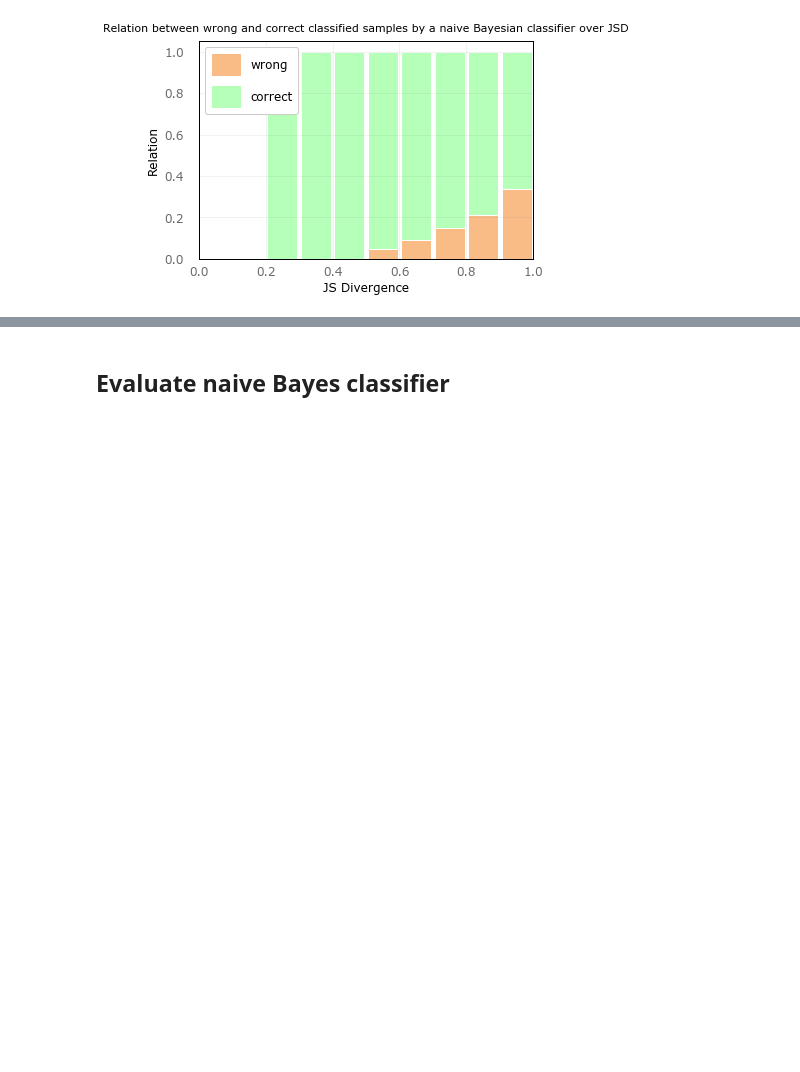
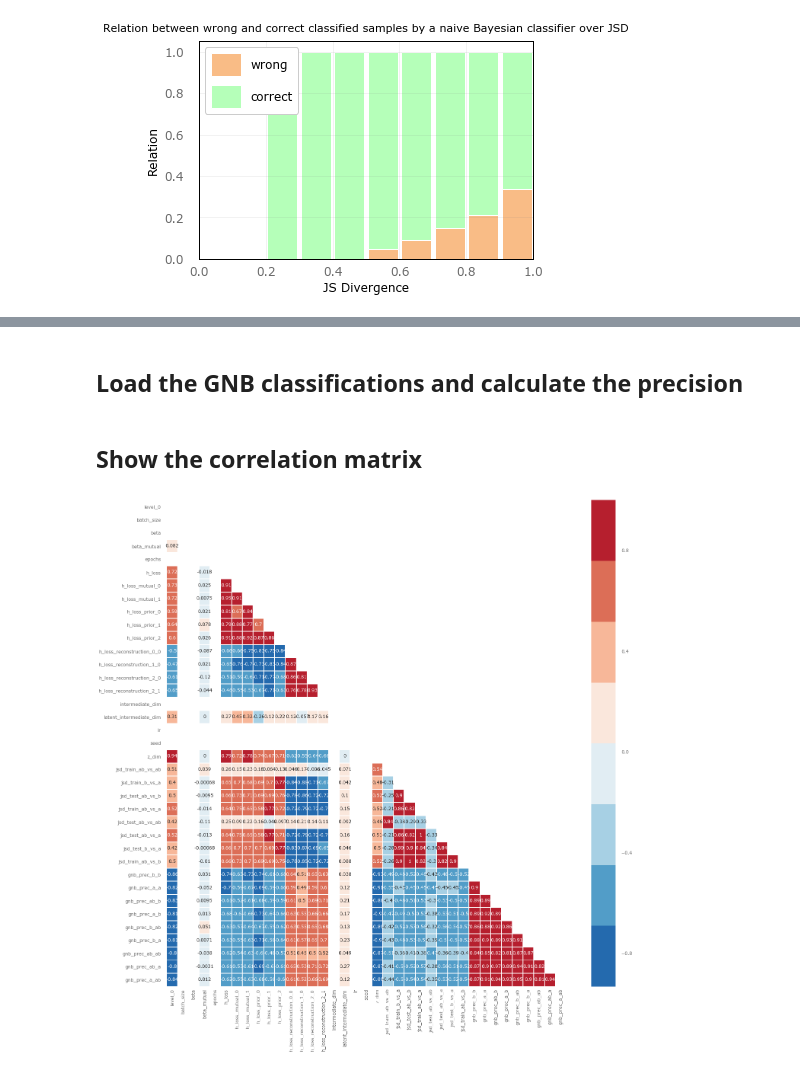
Before and after one commit to tik0/vae_tools, a Jupyter notebook: examples/mmvae_mnist_split/mmvae_mnist_split_eval.ipynb, the cells around one changed output, grey strips where cells are left out. Saved outputs shown, nothing was run; the diff lists cells and outputs as text; code cells hidden in the pictures; blank space fills up the shorter version.

Commit message:
Add GNB evaluation to the correlation matrix
Signed-off-by: Timo Korthals <tkorthals@cit-ec.uni-bielefeld.de>

```diff
--- a/examples/mmvae_mnist_split/mmvae_mnist_split_eval.ipynb
+++ b/examples/mmvae_mnist_split/mmvae_mnist_split_eval.ipynb
@@ -325,2 +312,0 @@ astetik.corr(_df, color_grades=5, style='astetik', annot=True)
-# %% [markdown]
-## Evaluate naive Bayes classifier
@@ -328,0 +313,34 @@ astetik.corr(_df, color_grades=5, style='astetik', annot=True)
+# %% [markdown]
+## Load the GNB classifications and calculate the precision
+# %%
+#_df = df
+
+gnb = None
+prefix = 'gnb_prec_'
+denom = len(y_test)
+for idx in df['index']:
+    loc = dump_loc + 'bayes_classifier_' + str(idx) + '.p'
+    data = pickle.load( open( loc, "rb" ) )
+    if gnb is None:
+        gnb = {}
+        for k in data.keys():
+            gnb[prefix + k] = []
+    for k in data.keys():
+        #print(np.mean(js[k]))
+        gnb[prefix + k].append(np.sum((data[k] == y_test))/denom)
+# Add the JSD to the pandas data frame
+df_gnb = pd.DataFrame(gnb, columns=gnb.keys())
+# %% [markdown]
+## Show the correlation matrix
+# %%
+_df = pd.concat([df, df_jsd, df_gnb], axis =1).reset_index()
+
+# correlation w/o validation
+_df = _df.drop(["activation","reconstruction_loss_metrics","optimizer","index"], axis=1)
+_df = _df[[c for c in _df.columns if c[:5] != 'h_val']]
+
+
+astetik.corr(_df, color_grades=5, style='astetik', annot=True)
+#_df
+# %% [output]
+[figure, added]
```
Also changed, not shown: parts of 5 cells of this notebook.
